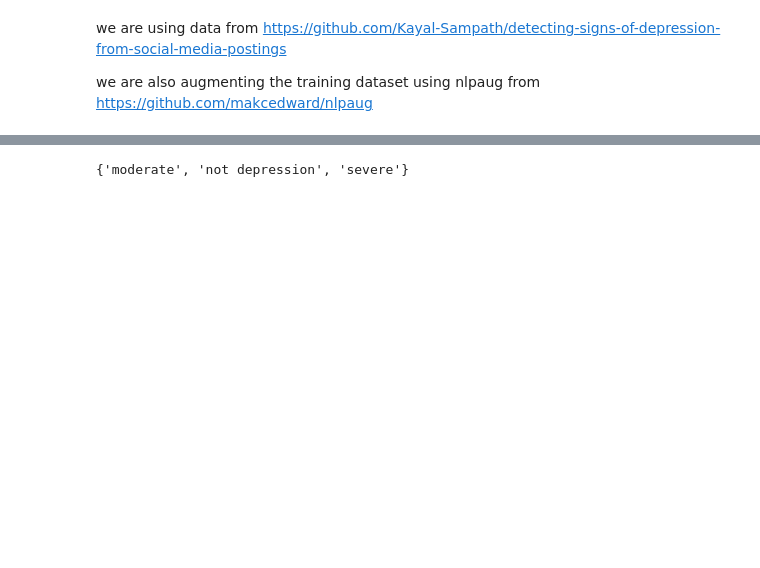
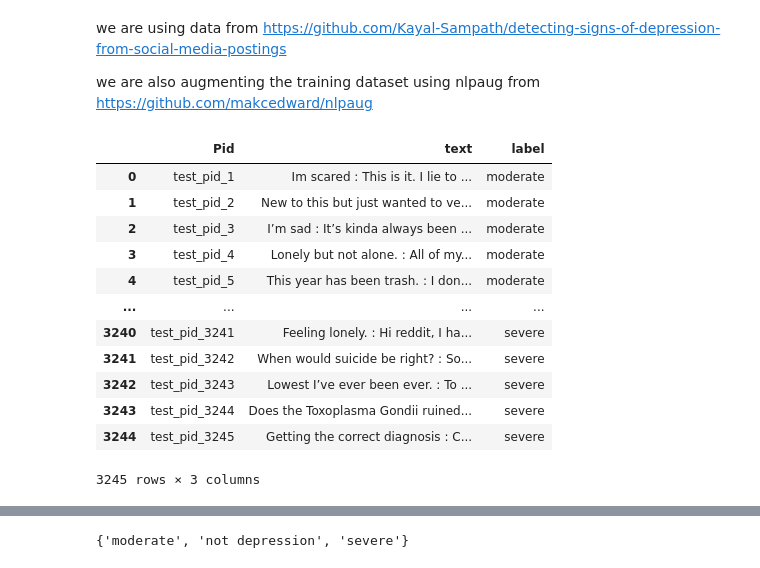
Before and after one commit to CwjNavi/AI_Project_Depression_Detection, a Jupyter notebook: datacleaning.ipynb, the cells around one changed output, grey strips where cells are left out. Cells and saved outputs as stored; diff of their text form; code cells hidden in the pictures; blank space fills up the shorter version.

```diff
--- a/datacleaning.ipynb
+++ b/datacleaning.ipynb
@@ -14,3 +14,19 @@ raw_df = pd.read_csv("./data/depression_dataset_reddit_cleaned.csv")
 train = pd.read_csv('data/train.tsv', delimiter='\t')
 test = pd.read_csv('data/test.tsv', delimiter='\t')
 dev = pd.read_csv('data/dev.tsv', delimiter='\t')
+# %%
+test
+# %% [output]
+|  | Pid | text | label |
+| 0 | test_pid_1 | Im scared : This is it. I lie to ... | moderate |
+| 1 | test_pid_2 | New to this but just wanted to ve... | moderate |
+| 2 | test_pid_3 | I’m sad : It’s kinda always been ... | moderate |
+| 3 | test_pid_4 | Lonely but not alone. : All of my... | moderate |
+| 4 | test_pid_5 | This year has been trash. : I don... | moderate |
+| ... | ... | ... | ... |
+| 3240 | test_pid_3241 | Feeling lonely. : Hi reddit, I ha... | severe |
+| 3241 | test_pid_3242 | When would suicide be right? : So... | severe |
+| 3242 | test_pid_3243 | Lowest I’ve ever been ever. : To ... | severe |
+| 3243 | test_pid_3244 | Does the Toxoplasma Gondii ruined... | severe |
+| 3244 | test_pid_3245 | Getting the correct diagnosis : C... | severe |
+3245 rows × 3 columns
```
Also changed, not shown: parts of 9 cells of this notebook, 1 other file.
